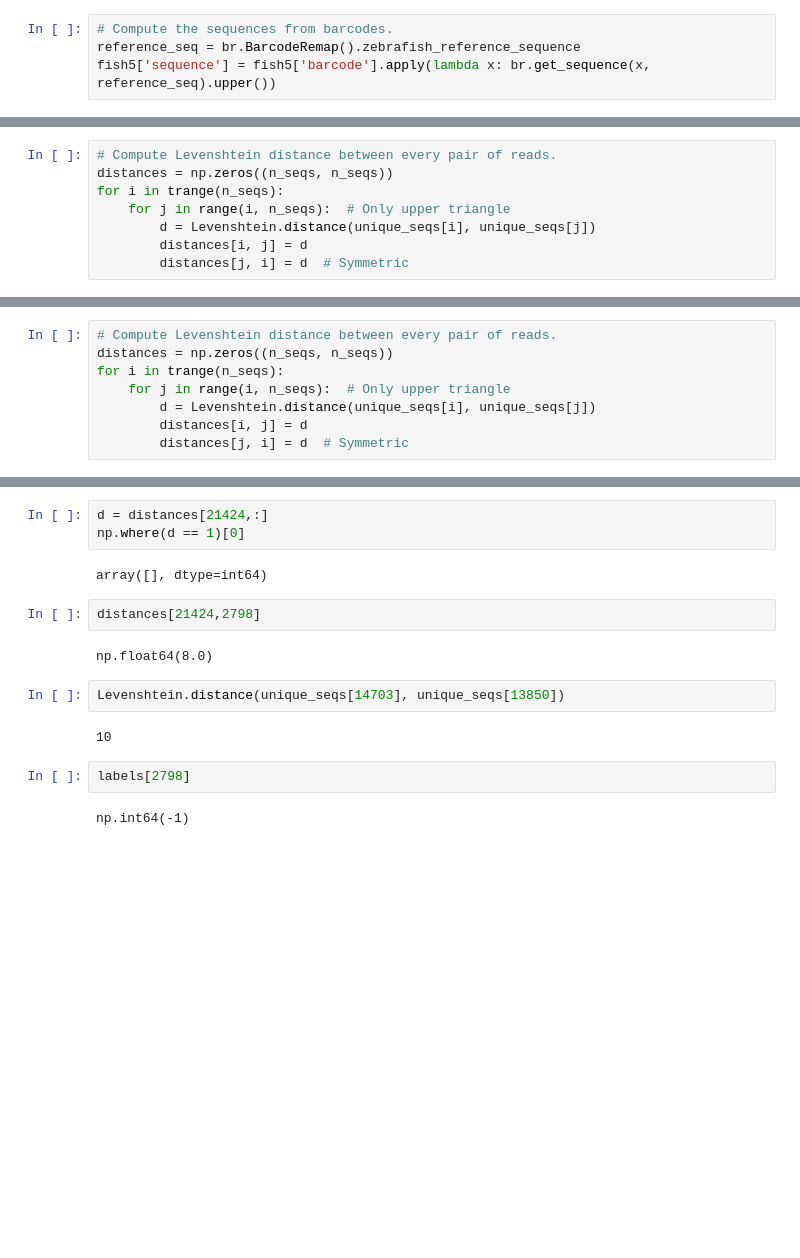
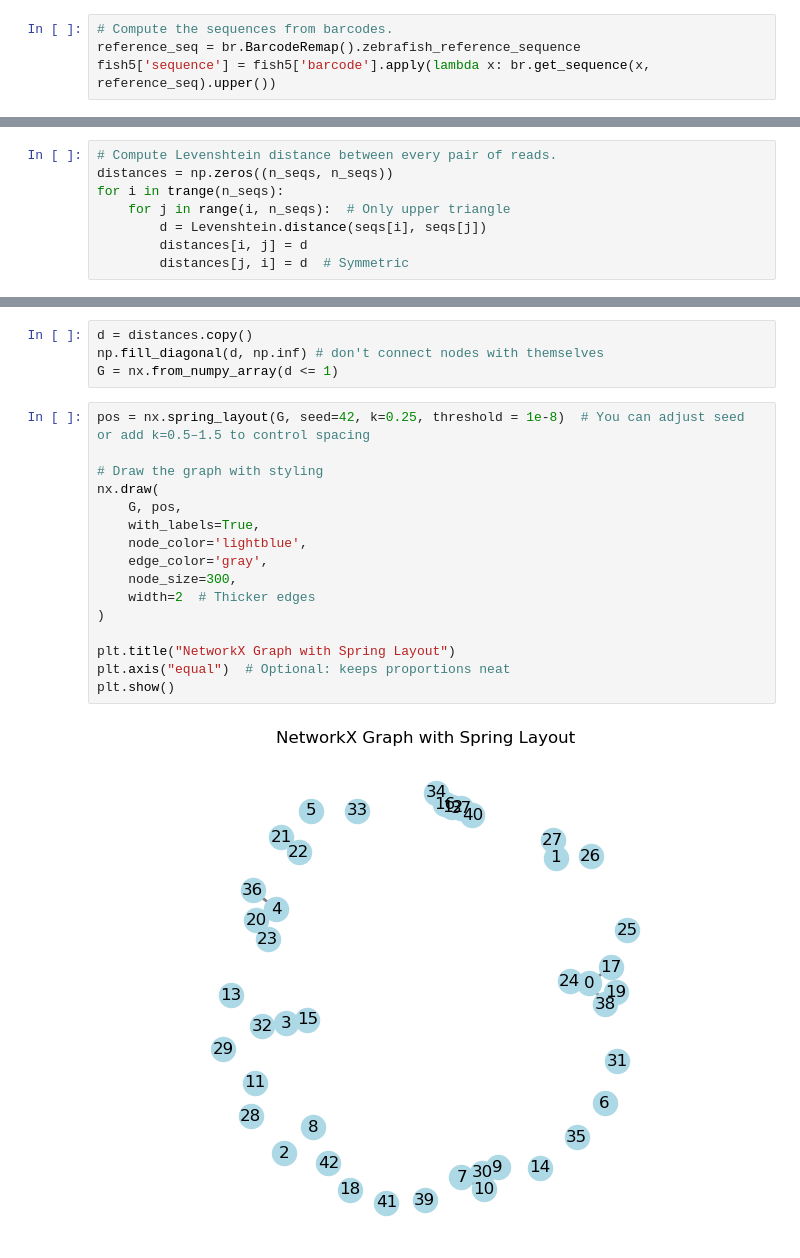
Before and after one commit to Gagnon-lab/weber-shrader, a Jupyter notebook: fastq-data/collapse-in-pipeline.ipynb, the cells around one changed output, grey strips where cells are left out. Saved outputs shown, nothing was run; the diff lists cells and outputs as text; blank space fills up the shorter version.

```diff
--- a/fastq-data/collapse-in-pipeline.ipynb
+++ b/fastq-data/collapse-in-pipeline.ipynb
@@ -81,6 +54,6 @@ There are 52 sequences with more than 10 reads.
 distances = np.zeros((n_seqs, n_seqs))
 for i in trange(n_seqs):
     for j in range(i, n_seqs):  # Only upper triangle
-        d = Levenshtein.distance(unique_seqs[i], unique_seqs[j])
+        d = Levenshtein.distance(seqs[i], seqs[j])
         distances[i, j] = d
         distances[j, i] = d  # Symmetric
@@ -205,8 +68,0 @@ There are 628 sequences with more than 10 reads.
-# %%
-# Compute Levenshtein distance between every pair of reads.
-distances = np.zeros((n_seqs, n_seqs))
-for i in trange(n_seqs):
-    for j in range(i, n_seqs):  # Only upper triangle
-        d = Levenshtein.distance(unique_seqs[i], unique_seqs[j])
-        distances[i, j] = d
-        distances[j, i] = d  # Symmetric
@@ -462,17 +69,22 @@ array([ 759, 1056, 1229, 6405, 6425, 6449, 7932])
-# %%
-d = distances[21424,:]
-np.where(d == 1)[0]
-# %% [output]
-array([], dtype=int64)
-# %%
-distances[21424,2798]
-# %% [output]
-np.float64(8.0)
-# %%
-Levenshtein.distance(unique_seqs[14703], unique_seqs[13850])
-# %% [output]
-10
-# %%
-labels[2798]
-# %% [output]
-np.int64(-1)
+# %%
+d = distances.copy()
+np.fill_diagonal(d, np.inf) # don't connect nodes with themselves
+G = nx.from_numpy_array(d <= 1)
+# %%
+pos = nx.spring_layout(G, seed=42, k=0.25, threshold = 1e-8)  # You can adjust seed or add k=0.5–1.5 to control spacing
+
+# Draw the graph with styling
+nx.draw(
+    G, pos,
+    with_labels=True,
+    node_color='lightblue',
+    edge_color='gray',
+    node_size=300,
+    width=2  # Thicker edges
+)
+
+plt.title("NetworkX Graph with Spring Layout")
+plt.axis("equal")  # Optional: keeps proportions neat
+plt.show()
+# %% [output]
+[figure, added]
```
Also changed, not shown: parts of 57 cells of this notebook, 5 other files.
